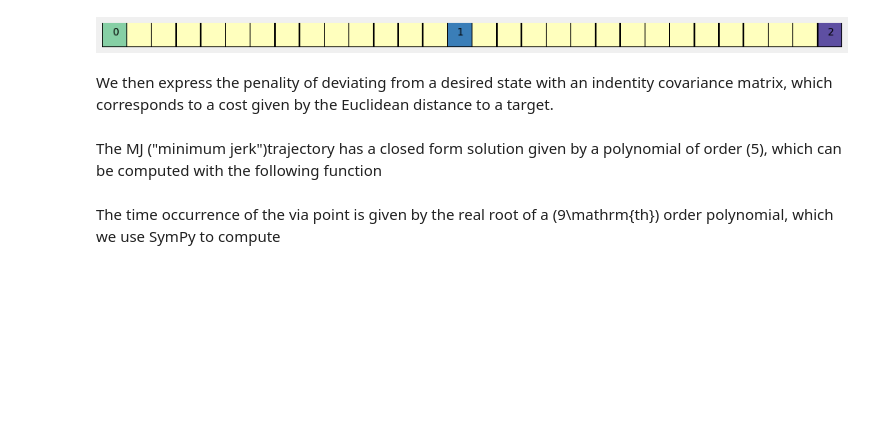
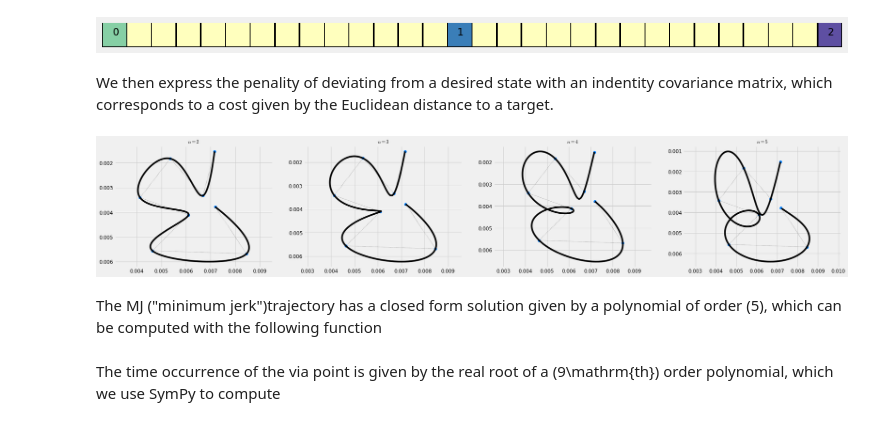
Before and after one commit to mmattyg/Calligraphic-Trajectories, a Jupyter notebook: Generating_Calligraphic_Trajectories_with_Model_Predictive_Control_(MPC).ipynb, the cells around one changed output. Drawn from its saved outputs; the diff is of its cells as text; code cells hidden in the pictures; blank space fills up the shorter version.

```diff
--- a/Generating_Calligraphic_Trajectories_with_Model_Predictive_Control_(MPC).ipynb
+++ b/Generating_Calligraphic_Trajectories_with_Model_Predictive_Control_(MPC).ipynb
@@ -787,32 +818,34 @@ We then express the penality of deviating from a desired state with an indentity
 # %%
 def load_and_interpolate(path, order, stroke_duration=0.3, scale=1./100000):
     Mu, Sigma = load_gauss(path, scale=scale)
     duration = Mu.shape[1]*stroke_duration
     sys = DynSys(order, dt=0.005)
     n = sys.num_timesteps(duration)
 
     endw = 1.
     r = 1e-10
 
     MuQ, Q = make_reference(Mu, Sigma, n, sys, reference=via_points, end_weight=endw) #1e-15) #0.)
     x = iterative_mpc(sys, MuQ, Q, r=r)
 
     return Mu, Sigma, sys.y(x)
 
 dt = 0.005
 orders = range(2,6)
 
 plt.figure(figsize=(cfg.fig_w*len(orders), cfg.fig_h))
 for i,order in enumerate(orders):
     plt.subplot(1, len(orders), i+1)
     plt.title('$n=' + str(order) + '$')
-    Mu, Sigma, x = load_and_interpolate('e.pkl', order)
+    Mu, Sigma, x = load_and_interpolate('/content/Calligraphic-Trajectories/e.pkl', order)
     plt.plot(Mu[0,:], Mu[1,:], ':', color=cfg.plan_color, linewidth=1.)
     plt.plot(Mu[0,:], Mu[1,:], 'o', color=[0,0.5,1.], linewidth=1.)
     plt.plot(x[0,:], x[1,:], 'k')
     plt_setup()
 
 plt.show()
+# %% [output]
+[figure, added]
 # %% [markdown]
 The MJ ("minimum jerk")trajectory has a closed form solution given by a polynomial of order \(5\), which can be computed with the following function
 # %%
```
Also changed, not shown: parts of 17 cells of this notebook.
